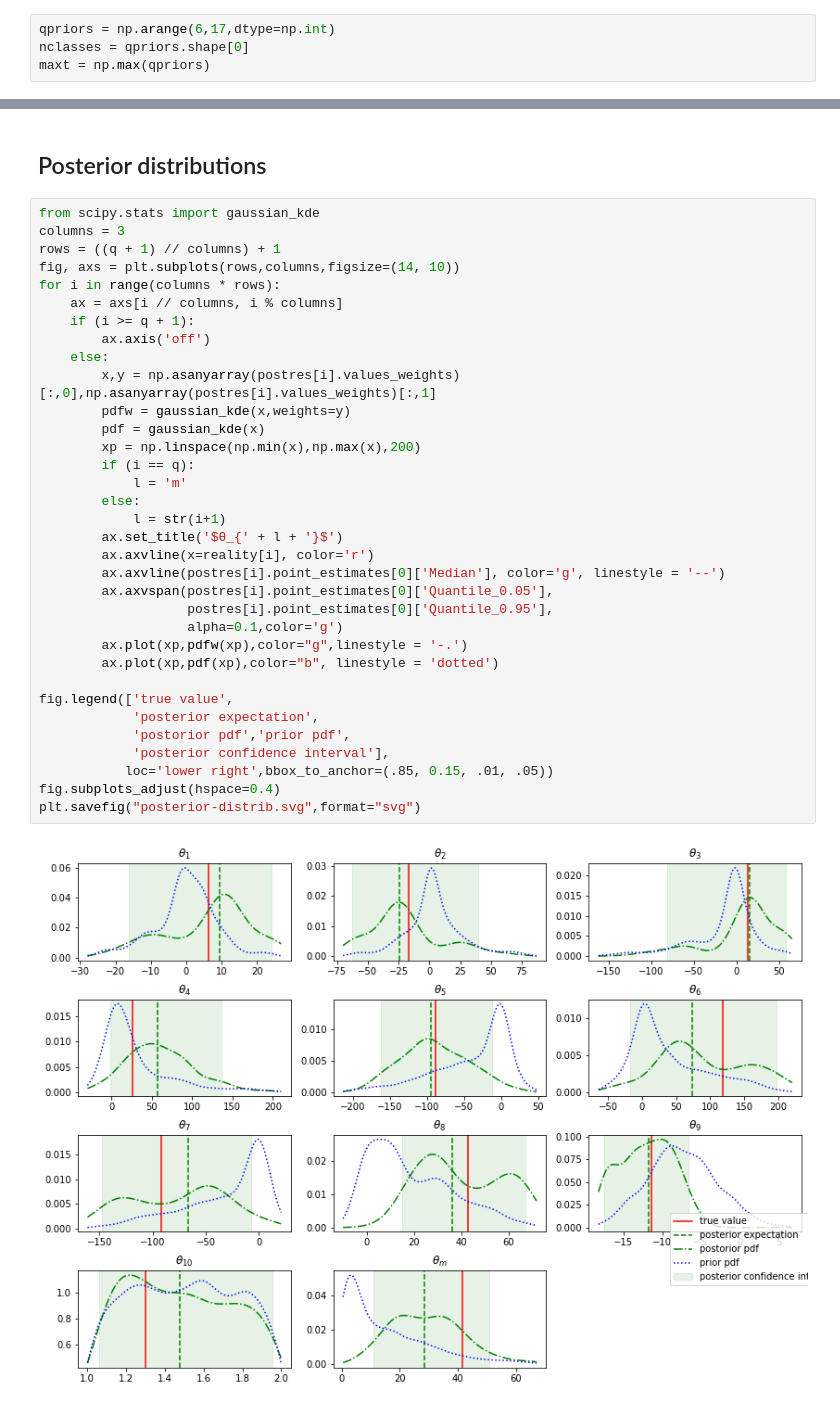
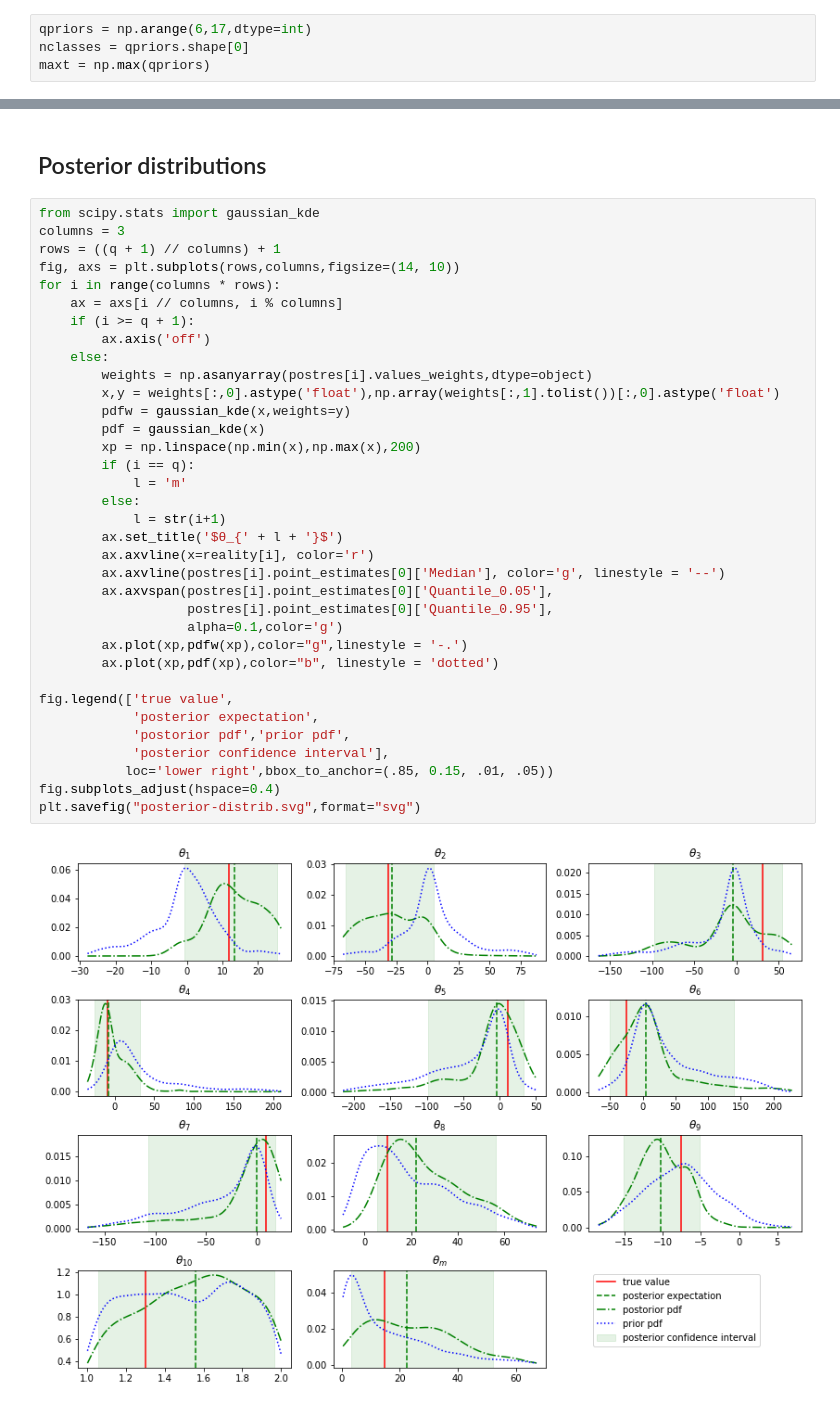
Before and after one commit to diyabc/abcranger, a Jupyter notebook: notebooks/Toy example MA(q).ipynb, the cells around one changed output, grey strips where cells are left out. Saved outputs shown, nothing was run; the diff lists cells and outputs as text.

```diff
--- a/notebooks/Toy example MA(q).ipynb
+++ b/notebooks/Toy example MA(q).ipynb
@@ -122,7 +122,7 @@ plt.savefig("modelchoice-Signal.svg", format="svg")
 # %% [markdown]
 We choose 11 models with $q$ ranging from 6 to 16.
 # %%
-qpriors = np.arange(6,17,dtype=np.int)
+qpriors = np.arange(6,17,dtype=int)
 nclasses = qpriors.shape[0]
 maxt = np.max(qpriors)
 # %% [markdown]
@@ -345,32 +347,33 @@ rows = ((q + 1) // columns) + 1
 fig, axs = plt.subplots(rows,columns,figsize=(14, 10))
 for i in range(columns * rows):
     ax = axs[i // columns, i % columns]
     if (i >= q + 1):
         ax.axis('off')
     else:
-        x,y = np.asanyarray(postres[i].values_weights)[:,0],np.asanyarray(postres[i].values_weights)[:,1]
+        weights = np.asanyarray(postres[i].values_weights,dtype=object)
+        x,y = weights[:,0].astype('float'),np.array(weights[:,1].tolist())[:,0].astype('float')
         pdfw = gaussian_kde(x,weights=y)
         pdf = gaussian_kde(x)
         xp = np.linspace(np.min(x),np.max(x),200)
         if (i == q):
             l = 'm'
         else:
             l = str(i+1)
         ax.set_title('$θ_{' + l + '}$')
         ax.axvline(x=reality[i], color='r')
         ax.axvline(postres[i].point_estimates[0]['Median'], color='g', linestyle = '--')
         ax.axvspan(postres[i].point_estimates[0]['Quantile_0.05'],
                    postres[i].point_estimates[0]['Quantile_0.95'],
                    alpha=0.1,color='g')
         ax.plot(xp,pdfw(xp),color="g",linestyle = '-.')
         ax.plot(xp,pdf(xp),color="b", linestyle = 'dotted')
 
 fig.legend(['true value',
             'posterior expectation',
             'postorior pdf','prior pdf',
             'posterior confidence interval'],
            loc='lower right',bbox_to_anchor=(.85, 0.15, .01, .05))
 fig.subplots_adjust(hspace=0.4)
 plt.savefig("posterior-distrib.svg",format="svg")
 # %% [output]
-[figure, old version]
+[figure, new version]
```
Also changed, not shown: parts of 8 cells of this notebook, 9 other files.
